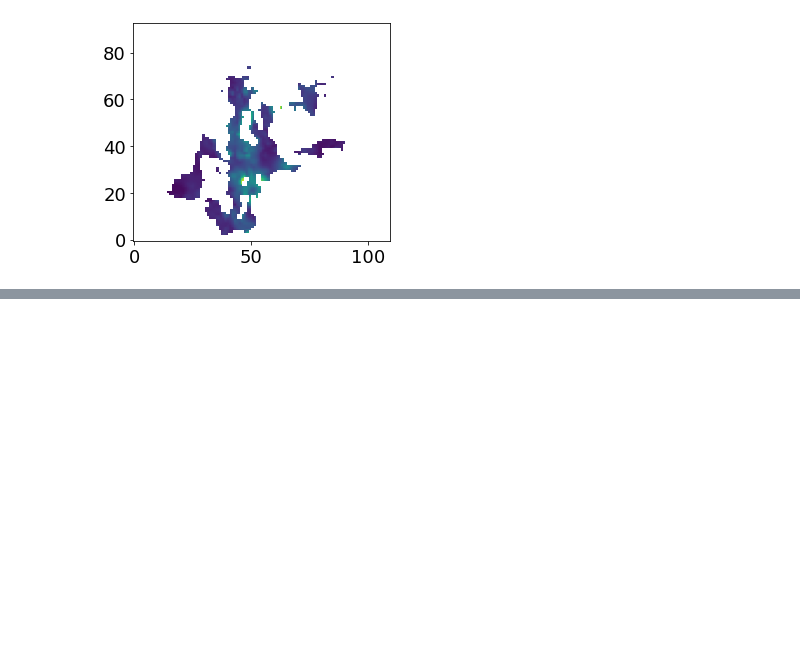
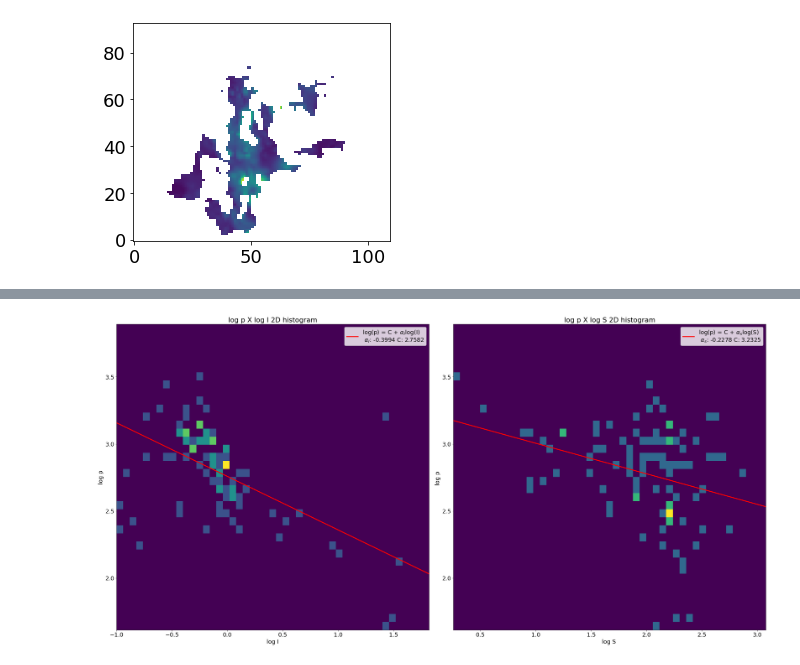
Before and after one commit to Siddharth3-14/Internship-MIT, a Jupyter notebook: dr21_analysis.ipynb, the cells around one changed output, grey strips where cells are left out. Saved outputs shown, nothing was run; the diff lists cells and outputs as text; code cells hidden in the pictures; blank space fills up the shorter version.

```diff
--- a/dr21_analysis.ipynb
+++ b/dr21_analysis.ipynb
@@ -458,0 +572,79 @@ plt.show()
+# %%
+def lin_fit(x, a, b):
+    return a + b*x
+
+s_fill_left_array = s_fil_left.data.flatten()
+p_fill_left_array = p_fil_left.data.flatten()
+I_fill_left_array = I_fil_left.data.flatten()
+
+s_fill_left_array_ind = s_fill_left_array.copy()
+s_fill_left_array_ind = s_fill_left_array_ind[::4]
+p_fill_left_array_ind = p_fill_left_array.copy()
+p_fill_left_array_ind = p_fill_left_array_ind[::4]
+I_fill_left_array_ind = I_fill_left_array.copy()
+I_fill_left_array_ind = I_fill_left_array_ind[::4]
+
+
+log_s = np.log(s_fill_left_array_ind)
+log_p = np.log(p_fill_left_array_ind)
+log_I = np.log(I_fill_left_array_ind)
+
+
+p_min = np.nanmin(log_p)
+p_max = np.log(50)
+s_min = np.nanmin(log_s)
+s_max = np.nanmax(log_s)
+I_min = np.nanmin(log_I)
+I_max = np.nanmax(log_I)
+
+
+p_bins = np.arange(p_min, p_max, 0.06)
+s_bins = np.arange(s_min, s_max, 0.06)
+I_bins = np.arange(I_min, I_max, 0.06)
+
+df_log = pd.DataFrame({'logp': log_p,'logs':log_s,'logI':log_I})
+df_log = df_log.dropna()
+
+PS_left_fill_param, PS_left_fill_param_cov = curve_fit(lin_fit, df_log['logs'], df_log['logp'])
+PS_FitFunc_left_fill = lin_fit(s_bins,PS_left_fill_param[0],PS_left_fill_param[1])
+# print(PS_lower_param[0],PS_lower_param[1])
+
+PI_left_fill_param, PI_left_fill_param_cov = curve_fit(lin_fit, df_log['logI'], df_log['logp'])
+PI_FitFunc_left_fill = lin_fit(I_bins,PI_left_fill_param[0],PI_left_fill_param[1])
+# print(PI_upper_param[0],PI_upper_param[1])
+
+fig = plt.subplots(figsize =(30, 15))
+ax1 = plt.subplot(122)
+ax1.hist2d(log_s,log_p,bins =[s_bins, p_bins])
+label_temp = r'log(p) = C + $\alpha_s$log(S){linebreak} $\alpha_s$: {alpha_s:.4f} C: {C:.04f}'.format(alpha_s = PS_left_fill_param[1],C = PS_left_fill_param[0],linebreak='\n')
+plt.plot(s_bins,PS_FitFunc_left_fill,'r',linewidth=3,label = label_temp)
+ax1.set_title("log p X log S 2D histogram")
+ax1.set_ylabel('log p ')
+ax1.set_xlabel('log S ')
+# ax1.set_xlim(-1,5,5)
+# ax1.set_ylim(-2.5,4)
+ax2 = plt.subplot(121)
+ax2.hist2d(log_I,log_p,bins =[I_bins, p_bins])
+label_temp = r'log(p) = C + $\alpha_I$log(I){linebreak} $\alpha_I$: {alpha_I:.4f} C: {C:.4f}'.format(alpha_I = PI_left_fill_param[1],C = PI_left_fill_param[0],linebreak='\n')
+ax2.plot(I_bins,PI_FitFunc_left_fill,'r',linewidth=3,label = label_temp)
+ax2.set_title("log p X log I 2D histogram")
+ax2.set_ylabel('log p')
+ax2.set_xlabel('log I')
+# ax2.set_xlim(-1,5,5)
+# ax2.set_ylim(-2.5,4)
+plt.tight_layout()
+ax1.legend()
+ax2.legend()
+plt.show()
+
+def DoubleParamFunc(X, a, b, c):
+    x,y = X
+    return a + b*x + c*y
+
+p0 = -0.5539, -0.2614, 2.
+PSI_param_lower, PSI_param_cov_lower = curve_fit(DoubleParamFunc,(df_log['logs'],df_log['logI']), df_log['logp'],p0)
+print('C :',PSI_param_lower[0])
+print('s index :',PSI_param_lower[1])
+print('p index :',PSI_param_lower[2])
+# %% [output]
+[figure, added]
```
Also changed, not shown: parts of 8 cells of this notebook.
